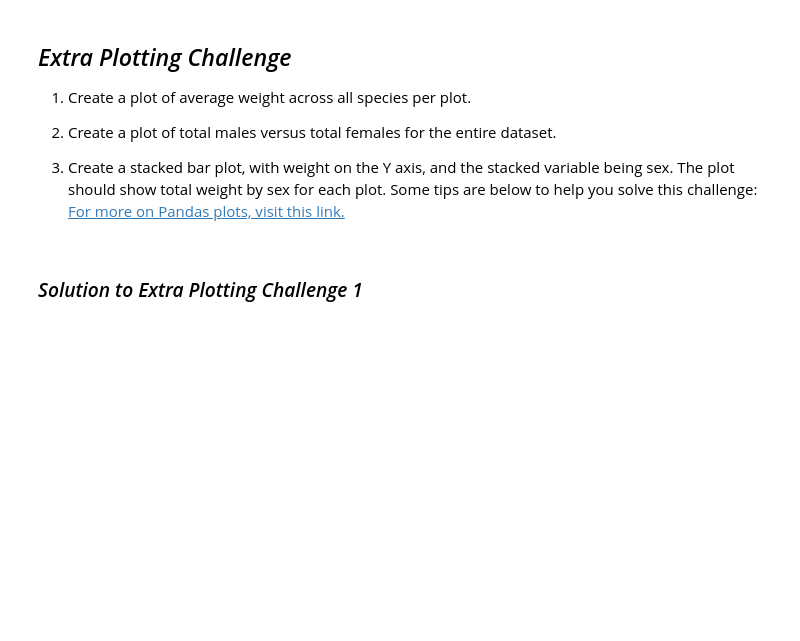
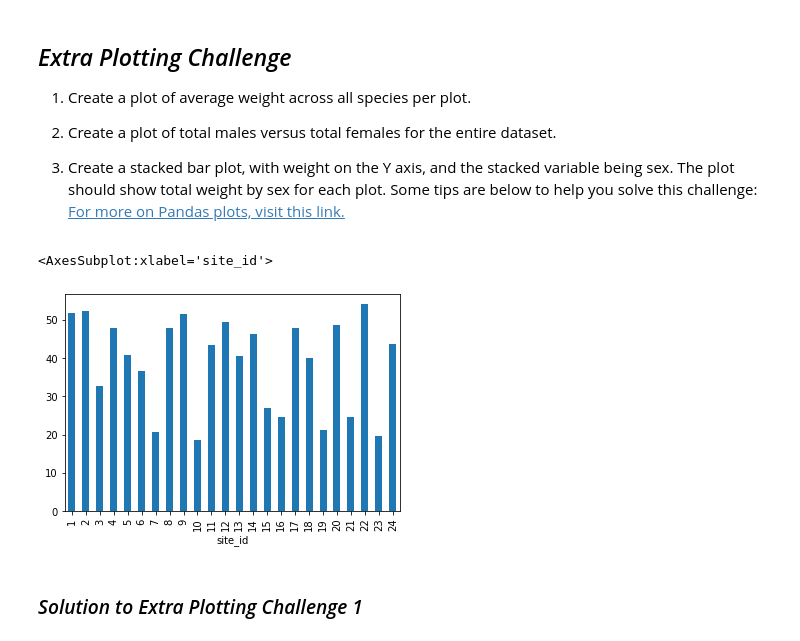
Before and after one commit to aaneloy/DATA2010-Fall2021-Lab, a Jupyter notebook: Pandas_Numpy.ipynb, the cells around one changed output. Saved outputs shown, nothing was run; the diff lists cells and outputs as text; code cells hidden in the pictures; blank space fills up the shorter version.

```diff
--- a/Pandas_Numpy.ipynb
+++ b/Pandas_Numpy.ipynb
@@ -527,6 +548,11 @@ total_count.plot(kind='bar')
 
 3. Create a stacked bar plot, with weight on the Y axis, and the stacked variable being sex. The plot should show total weight by sex for each plot. Some tips are below to help you solve this challenge:
 [For more on Pandas plots, visit this link.](http://pandas.pydata.org/pandas-docs/stable/visualization.html#basic-plotting-plot)
+# %%
+surveys_df.groupby('site_id').mean()["weight"].plot(kind='bar')
+# %% [output]
+<AxesSubplot:xlabel='site_id'>
+[figure, added]
 # %% [markdown]
 ### _Solution to Extra Plotting Challenge 1_
 # %% [markdown]
```
Also changed, not shown: parts of 7 cells of this notebook, 4 other files.
